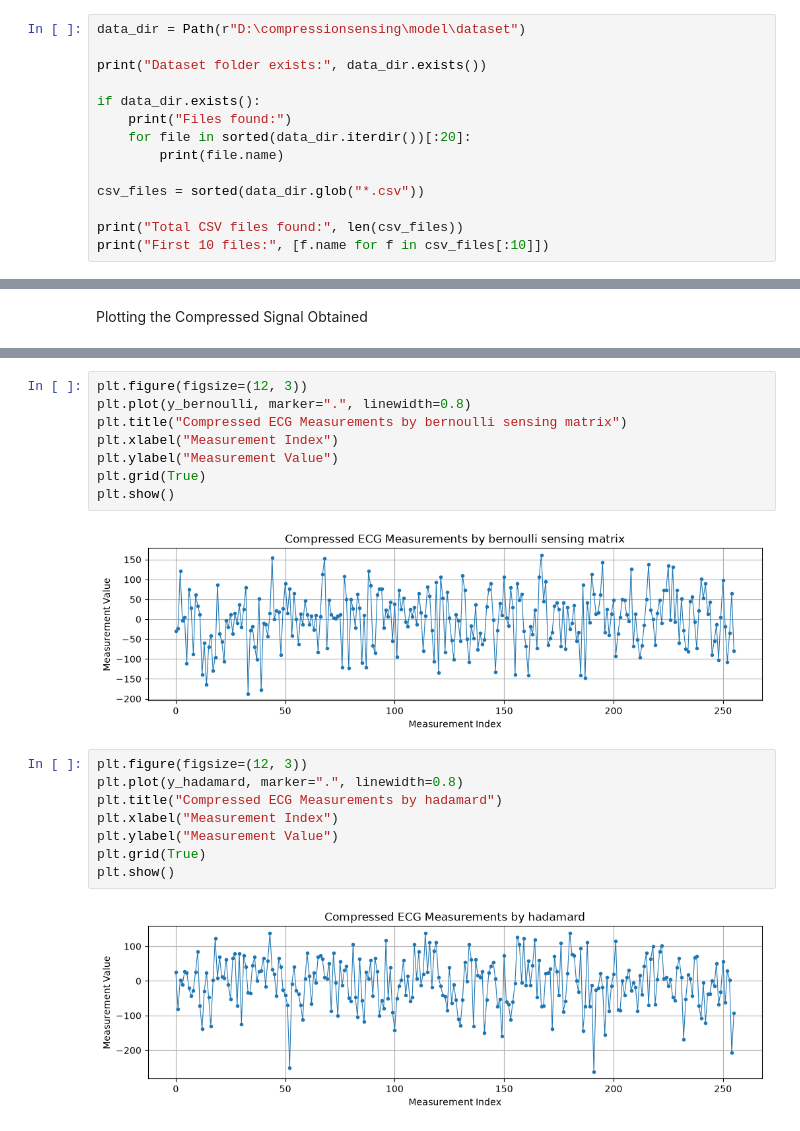
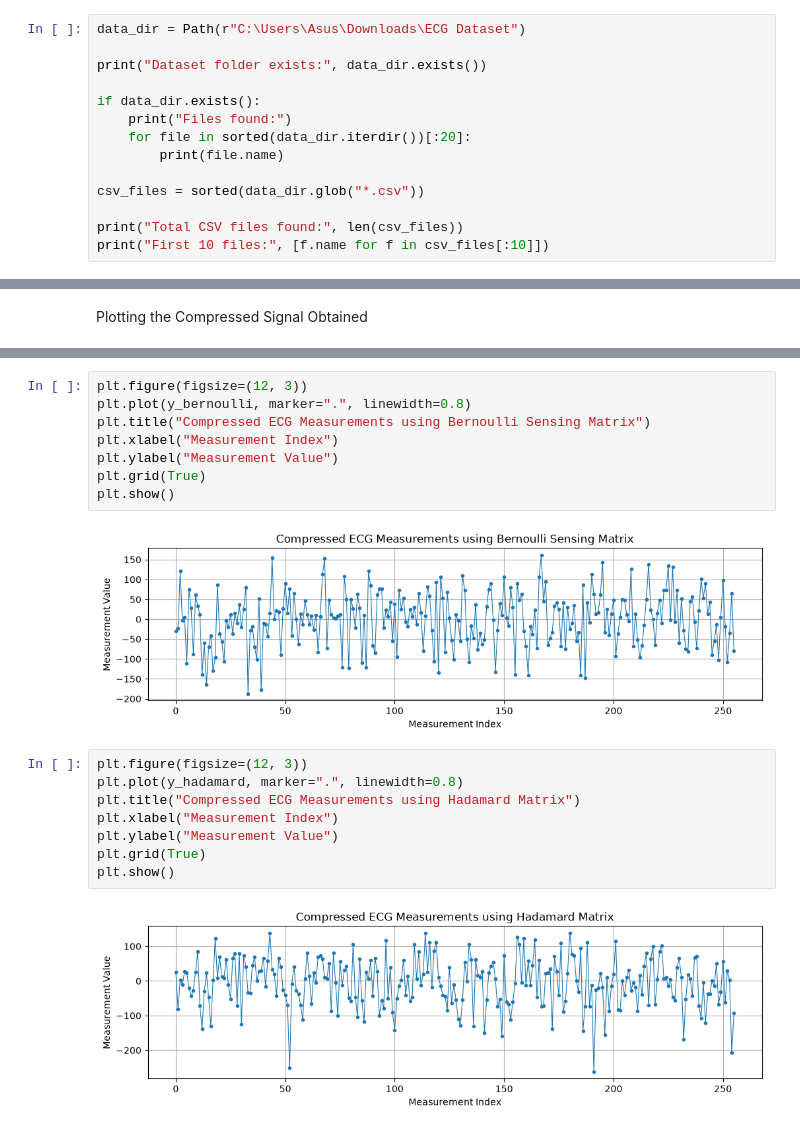
Before and after one commit to namishmahajan2005-arch/Compressed-Sensing, a Jupyter notebook: test.ipynb, the cells around one changed output, grey strips where cells are left out. Drawn from its saved outputs; the diff is of its cells as text.

```diff
--- a/test.ipynb
+++ b/test.ipynb
@@ -43,7 +18,7 @@ Libraries imported successfully!
 # %% [markdown]
 Loading the Data
 # %%
-data_dir = Path(r"D:\compressionsensing\model\dataset")
+data_dir = Path(r"C:\Users\Asus\Downloads\ECG Dataset")
 
 print("Dataset folder exists:", data_dir.exists())
 
@@ -359,20 +329,20 @@ plt.show()
 # %%
 plt.figure(figsize=(12, 3))
 plt.plot(y_bernoulli, marker=".", linewidth=0.8)
-plt.title("Compressed ECG Measurements by bernoulli sensing matrix")
+plt.title("Compressed ECG Measurements using Bernoulli Sensing Matrix")
 plt.xlabel("Measurement Index")
 plt.ylabel("Measurement Value")
 plt.grid(True)
 plt.show()
 # %% [output]
-[figure, old version]
+[figure, new version]
 # %%
 plt.figure(figsize=(12, 3))
 plt.plot(y_hadamard, marker=".", linewidth=0.8)
-plt.title("Compressed ECG Measurements by hadamard")
+plt.title("Compressed ECG Measurements using Hadamard Matrix")
 plt.xlabel("Measurement Index")
 plt.ylabel("Measurement Value")
 plt.grid(True)
 plt.show()
 # %% [output]
-[figure, old version]
+[figure, new version]
```
Also changed, not shown: parts of 4 cells of this notebook.
